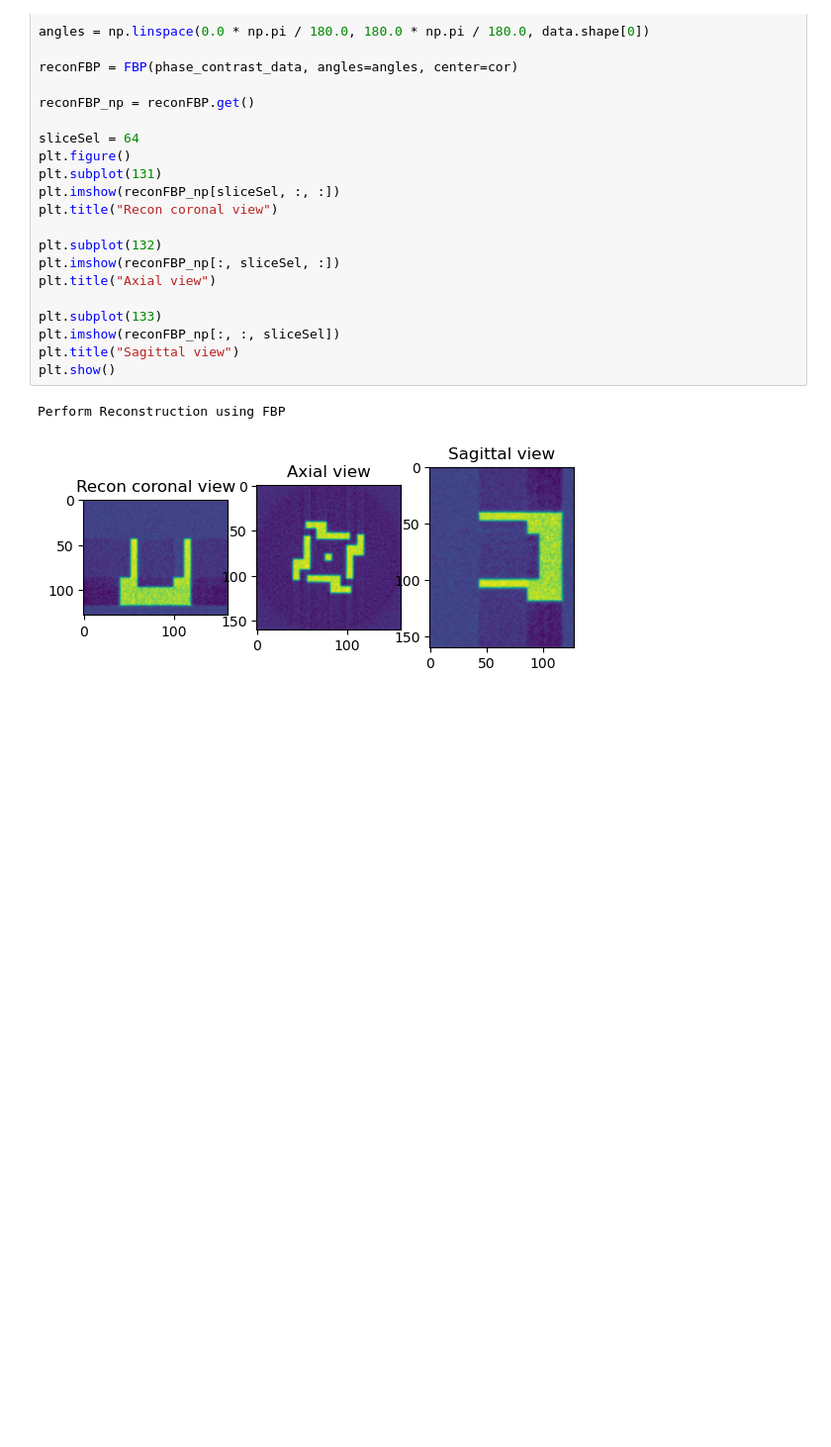
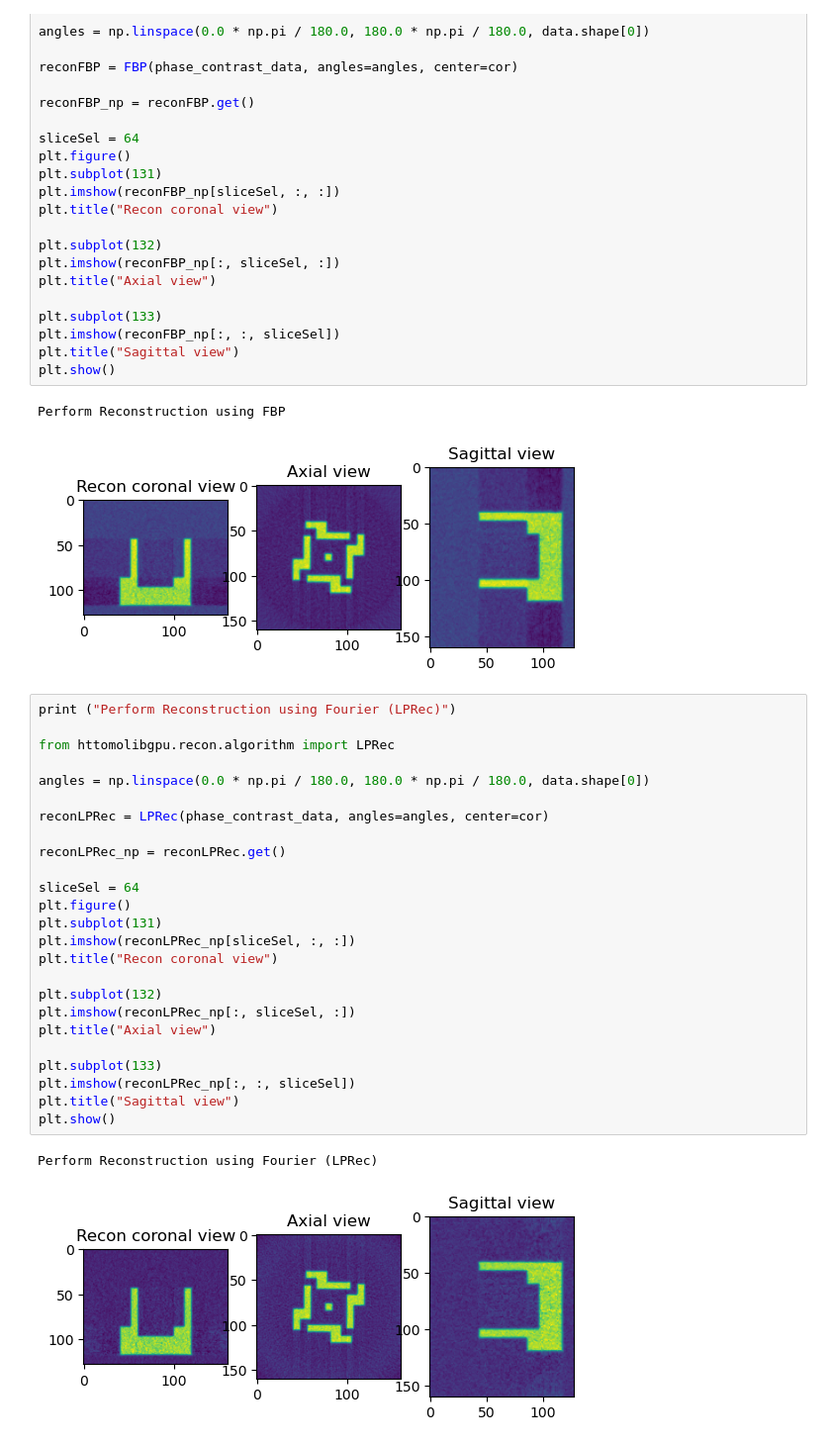
Before and after one commit to DiamondLightSource/httomolibgpu, a Jupyter notebook: docs/source/examples/pipeline1_FBP.ipynb, the cells around one changed output. Shown at 99% size. Cells and saved outputs as stored; diff of their text form; blank space fills up the shorter version.

Commit message:
adds LPRec (Fourier) method, test and updates to notebooks

```diff
--- a/docs/source/examples/pipeline1_FBP.ipynb
+++ b/docs/source/examples/pipeline1_FBP.ipynb
@@ -106,3 +111,31 @@ plt.show()
 # %% [output]
 Perform Reconstruction using FBP
 [figure]
+# %%
+print ("Perform Reconstruction using Fourier (LPRec)")
+
+from httomolibgpu.recon.algorithm import LPRec
+
+angles = np.linspace(0.0 * np.pi / 180.0, 180.0 * np.pi / 180.0, data.shape[0])
+
+reconLPRec = LPRec(phase_contrast_data, angles=angles, center=cor)
+
+reconLPRec_np = reconLPRec.get()
+
+sliceSel = 64
+plt.figure()
+plt.subplot(131)
+plt.imshow(reconLPRec_np[sliceSel, :, :])
+plt.title("Recon coronal view")
+
+plt.subplot(132)
+plt.imshow(reconLPRec_np[:, sliceSel, :])
+plt.title("Axial view")
+
+plt.subplot(133)
+plt.imshow(reconLPRec_np[:, :, sliceSel])
+plt.title("Sagittal view")
+plt.show()
+# %% [output]
+Perform Reconstruction using Fourier (LPRec)
+[figure, added]
```
Also changed, not shown: parts of 3 cells of this notebook, 6 other files.
